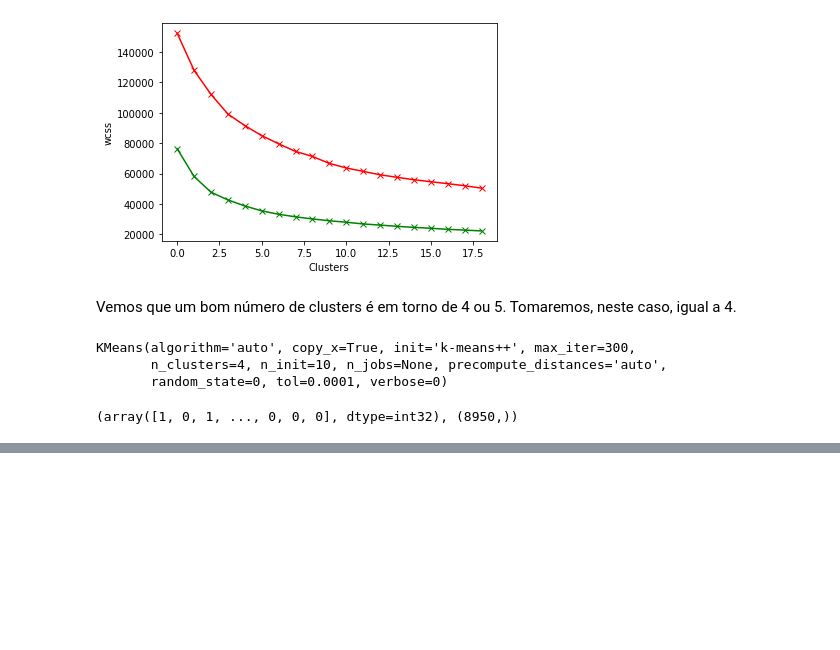
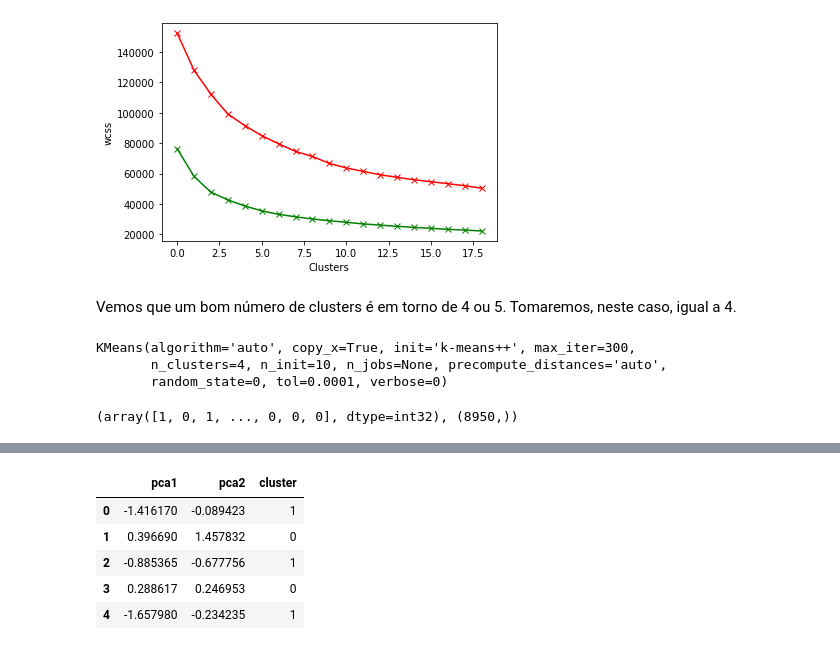
Before and after one commit to Mario-RJunior/Departamento-Marketing, a Jupyter notebook: Segmentacao_marketing.ipynb, the cells around one changed output, grey strips where cells are left out. Drawn from its saved outputs; the diff is of its cells as text; code cells hidden in the pictures; blank space fills up the shorter version.

Commit message:
Aplicação do PCA na base compactada

```diff
--- a/Segmentacao_marketing.ipynb
+++ b/Segmentacao_marketing.ipynb
@@ -591,0 +594,6 @@ df_cluster_at.head()
+# %%
+# Aplicação do PCA
+pca = PCA(n_components=2)
+prin_comp = pca.fit_transform(compact)
+pca_df = pd.DataFrame(data=prin_comp, columns=['pca1', 'pca2'])
+pca_df.head()
@@ -591,0 +607,10 @@ df_cluster_at.head()
+# %%
+pca_df = pd.concat([pca_df, pd.DataFrame({'cluster': labels})], axis=1)
+pca_df.head()
+# %% [output]
+|  | pca1 | pca2 | cluster |
+| 0 | -1.416170 | -0.089423 | 1 |
+| 1 | 0.396690 | 1.457832 | 0 |
+| 2 | -0.885365 | -0.677756 | 1 |
+| 3 | 0.288617 | 0.246953 | 0 |
+| 4 | -1.657980 | -0.234235 | 1 |
```
Also changed, not shown: parts of 2 cells of this notebook.
